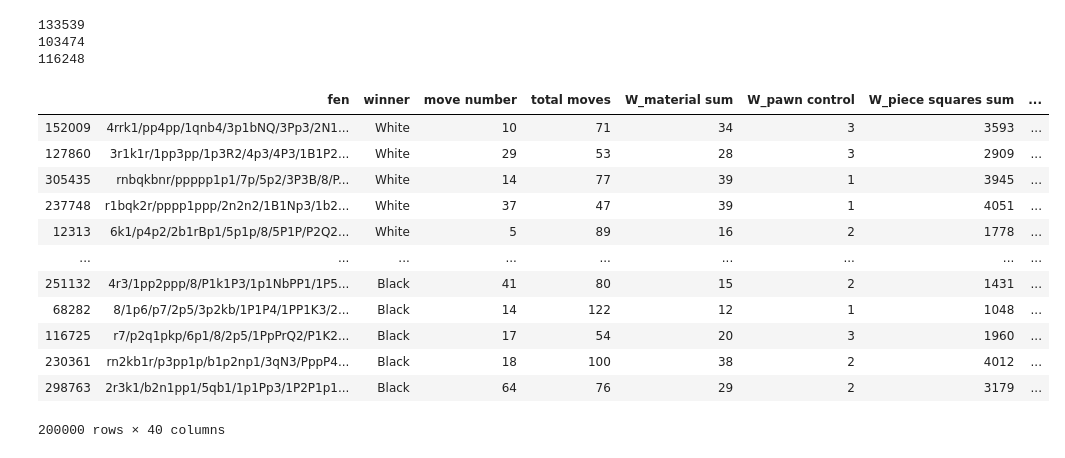
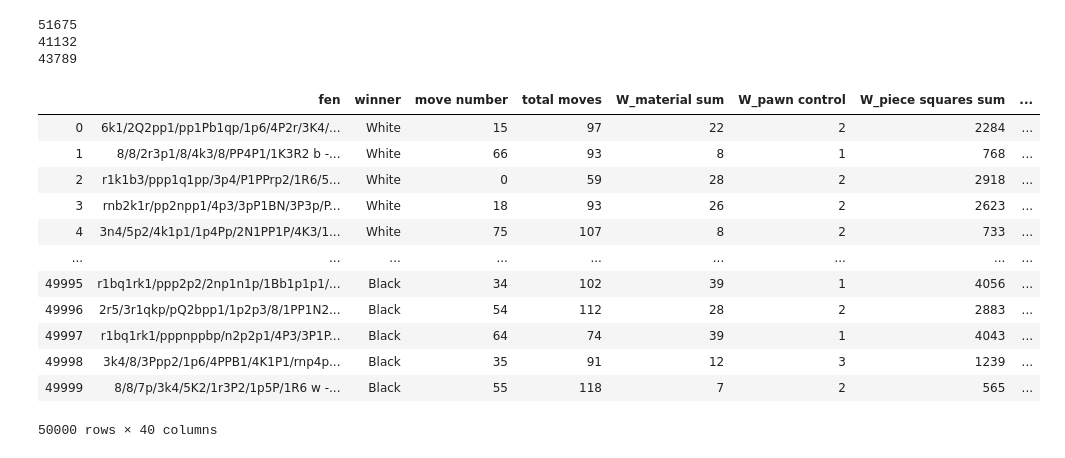
Before and after one commit to sam-zlota/chess-engine, a Jupyter notebook: models/model_NN.ipynb, the cells around one changed output. Cells and saved outputs as stored; diff of their text form; code cells hidden in the pictures.

```diff
--- a/models/model_NN.ipynb
+++ b/models/model_NN.ipynb
@@ -52,9 +52,27 @@ from sklearn.model_selection import StratifiedKFold
 from sklearn.preprocessing import StandardScaler
 from sklearn.pipeline import Pipeline
 # %%
-data = pd.read_csv("evaluations.csv")
+# data = pd.read_csv("evaluations.csv")
+
+x_test = pd.read_csv("../evaluation/X_test.csv")
 
 
+x_test = x_test[x_test["winner"] != "Draw"]
+y_test = x_test["winner"] != "Black"
+x_test = x_test[x_test.columns[4:]]
+
+
+data = pd.read_csv("../evaluation/X_train.csv")
+
+print(len(data[data["fen"].duplicated()]["fen"].unique()))
+data = data.drop_duplicates(subset=['fen'], keep='last').reset_index(drop=True)
+len(data)
+
+
+
+
+# y_train = X_train["winner"].copy()
+# X_train = X_train[X_train.columns[4:]]
 #dropping outliers (3 std above mean)
 #dropping draws
 #boolean variables?
@@ -94,5 +116,0 @@ print(len(data))
-# %%
-##dropping duplicate fens, keeping one
-len(data[data["fen"].duplicated()]["fen"].unique())
-data = data.drop_duplicates(subset=['fen'], keep='last')
-len(data)
@@ -146,31 +164,31 @@ data
 # %%
 data_win = data[data["winner"] == "White"]
 print(len(data_win))
 data_lose = data[data["winner"] == "Black"]
 print(len(data_lose))
 data_draw = data[data["winner"] == "Draw"]
 print(len(data_draw))
 
-data_win = data_win.sample(100_000)
+data_win = data_win.sample(25000)
 
-data_lose = data_lose.sample(100_000)
+data_lose = data_lose.sample(25000)
 
 data = data_win.append(data_lose)
-data
+data.reset_index(drop=True)
 # %% [output]
-133539
-103474
-116248
+51675
+41132
+43789
 |  | fen | winner | move number | total moves | W_material sum | W_pawn control | W_piece squares sum | ... |
-| 152009 | 4rrk1/pp4pp/1qnb4/3p1bNQ/3Pp3/2N1... | White | 10 | 71 | 34 | 3 | 3593 | ... |
-| 127860 | 3r1k1r/1pp3pp/1p3R2/4p3/4P3/1B1P2... | White | 29 | 53 | 28 | 3 | 2909 | ... |
-| 305435 | rnbqkbnr/ppppp1p1/7p/5p2/3P3B/8/P... | White | 14 | 77 | 39 | 1 | 3945 | ... |
-| 237748 | r1bqk2r/pppp1ppp/2n2n2/1B1Np3/1b2... | White | 37 | 47 | 39 | 1 | 4051 | ... |
-| 12313 | 6k1/p4p2/2b1rBp1/5p1p/8/5P1P/P2Q2... | White | 5 | 89 | 16 | 2 | 1778 | ... |
+| 0 | 6k1/2Q2pp1/pp1Pb1qp/1p6/4P2r/3K4/... | White | 15 | 97 | 22 | 2 | 2284 | ... |
+| 1 | 8/8/2r3p1/8/4k3/8/PP4P1/1K3R2 b -... | White | 66 | 93 | 8 | 1 | 768 | ... |
+| 2 | r1k1b3/ppp1q1pp/3p4/P1PPrp2/1R6/5... | White | 0 | 59 | 28 | 2 | 2918 | ... |
+| 3 | rnb2k1r/pp2npp1/4p3/3pP1BN/3P3p/P... | White | 18 | 93 | 26 | 2 | 2623 | ... |
+| 4 | 3n4/5p2/4k1p1/1p4Pp/2N1PP1P/4K3/1... | White | 75 | 107 | 8 | 2 | 733 | ... |
 | ... | ... | ... | ... | ... | ... | ... | ... | ... |
-| 251132 | 4r3/1pp2ppp/8/P1k1P3/1p1NbPP1/1P5... | Black | 41 | 80 | 15 | 2 | 1431 | ... |
-| 68282 | 8/1p6/p7/2p5/3p2kb/1P1P4/1PP1K3/2... | Black | 14 | 122 | 12 | 1 | 1048 | ... |
-| 116725 | r7/p2q1pkp/6p1/8/2p5/1PpPrQ2/P1K2... | Black | 17 | 54 | 20 | 3 | 1960 | ... |
-| 230361 | rn2kb1r/p3pp1p/b1p2np1/3qN3/PppP4... | Black | 18 | 100 | 38 | 2 | 4012 | ... |
-| 298763 | 2r3k1/b2n1pp1/5qb1/1p1Pp3/1P2P1p1... | Black | 64 | 76 | 29 | 2 | 3179 | ... |
+| 49995 | r1bq1rk1/ppp2p2/2np1n1p/1Bb1p1p1/... | Black | 34 | 102 | 39 | 1 | 4056 | ... |
+| 49996 | 2r5/3r1qkp/pQ2bpp1/1p2p3/8/1PP1N2... | Black | 54 | 112 | 28 | 2 | 2883 | ... |
+| 49997 | r1bq1rk1/pppnppbp/n2p2p1/4P3/3P1P... | Black | 64 | 74 | 39 | 1 | 4043 | ... |
+| 49998 | 3k4/8/3Ppp2/1p6/4PPB1/4K1P1/rnp4p... | Black | 35 | 91 | 12 | 3 | 1239 | ... |
+| 49999 | 8/8/7p/3k4/5K2/1r3P2/1p5P/1R6 w -... | Black | 55 | 118 | 7 | 2 | 565 | ... |
-200000 rows × 40 columns
+50000 rows × 40 columns
```
Also changed, not shown: parts of 56 cells of this notebook, 5 other files.
